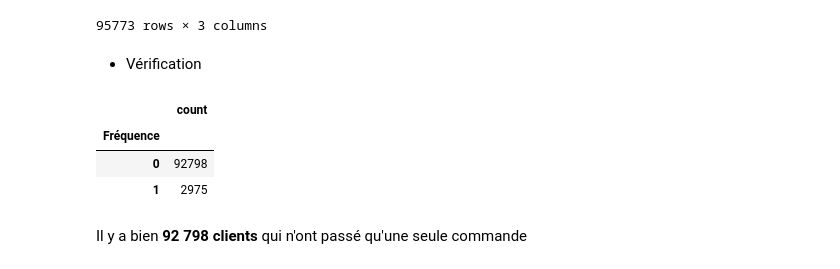
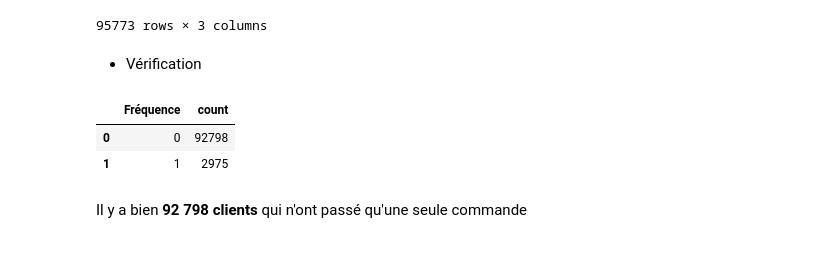
Before and after one commit to Christophe-Aballea/OC_projet5_Segmentez_des_clients_d_un_site_ecommerce, a Jupyter notebook: P05_Notebook2_Feature_ingineering.ipynb, the cells around one changed output. Cells and saved outputs as stored; diff of their text form; code cells hidden in the pictures.

```diff
--- a/P05_Notebook2_Feature_ingineering.ipynb
+++ b/P05_Notebook2_Feature_ingineering.ipynb
@@ -765,11 +765,10 @@ df_features.sort_values('Fréquence')
 * Vérification
 # %%
 # Nombre de clients avec un score de Fréquence à 0
-df_features['Fréquence'].value_counts().to_frame()
+df_features['Fréquence'].value_counts().to_frame().reset_index()
 # %% [output]
-|  | count |
-| Fréquence |  |
-| 0 | 92798 |
-| 1 | 2975 |
+|  | Fréquence | count |
+| 0 | 0 | 92798 |
+| 1 | 1 | 2975 |
 # %% [markdown]
 Il y a bien **92 798 clients** qui n'ont passé qu'une seule commande
```
Also changed, not shown: parts of 43 cells of this notebook, 1 other file.
